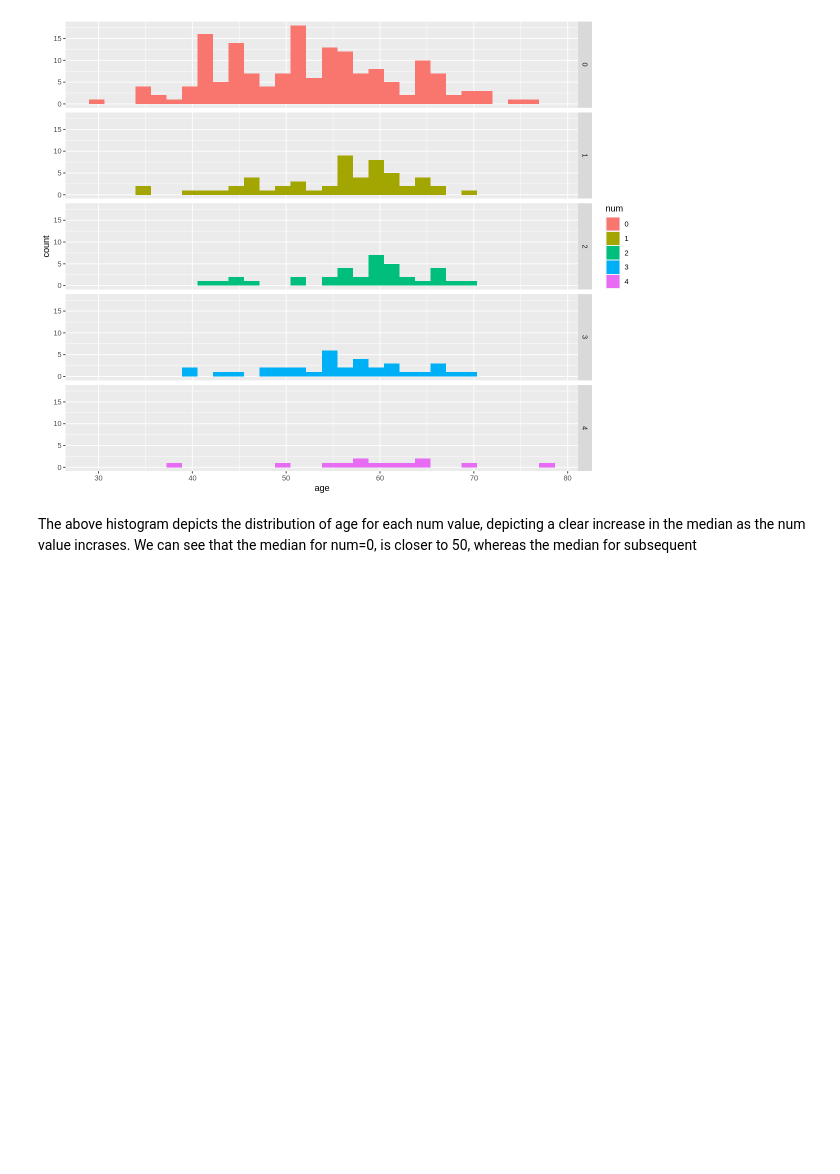
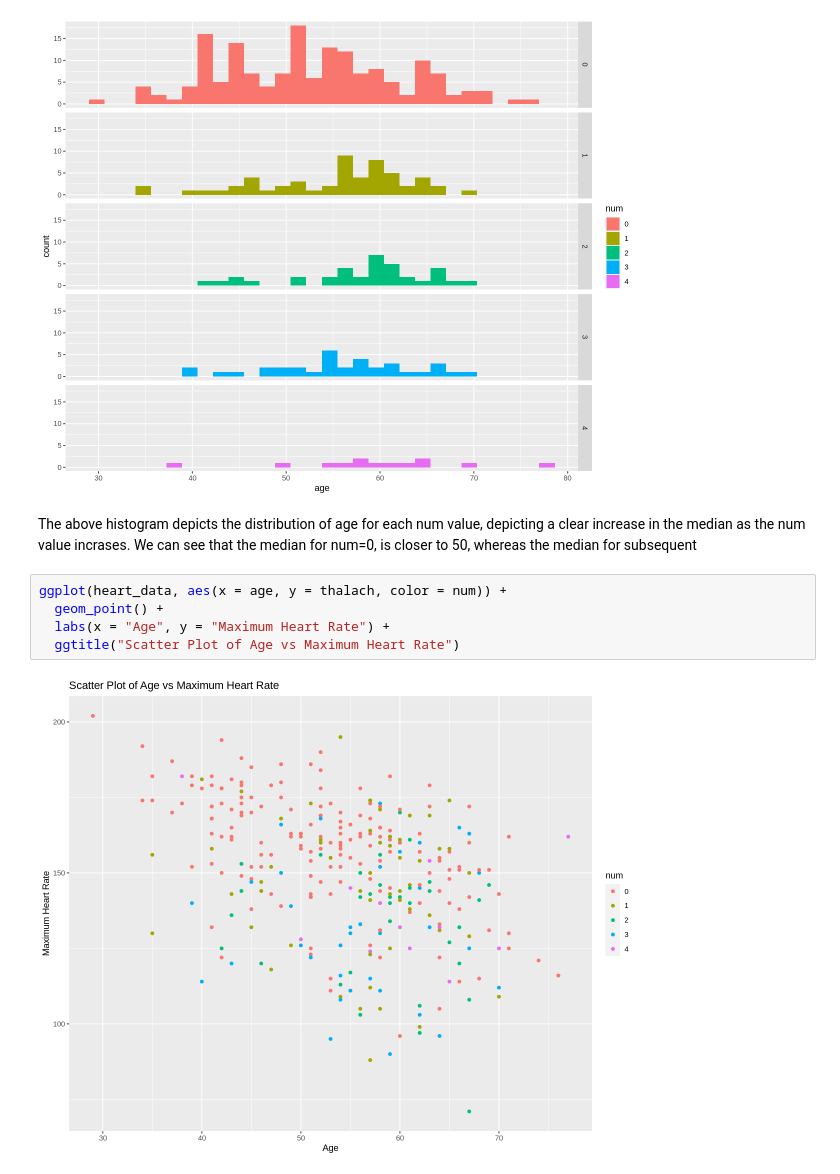
Before and after one commit to Dedoria/project_006_19, a Jupyter notebook: project_proposal.ipynb, the cells around one changed output. Drawn from its saved outputs; the diff is of its cells as text; blank space fills up the shorter version.

```diff
--- a/project_proposal.ipynb
+++ b/project_proposal.ipynb
@@ -93,3 +114,10 @@ age_hist
 [figure]
 # %% [markdown]
 The above histogram depicts the distribution of age for each num value, depicting a clear increase in the median as the num value incrases. We can see that the median for num=0, is closer to 50, whereas the median for subsequent
+# %%
+ggplot(heart_data, aes(x = age, y = thalach, color = num)) +
+  geom_point() +
+  labs(x = "Age", y = "Maximum Heart Rate") +
+  ggtitle("Scatter Plot of Age vs Maximum Heart Rate")
+# %% [output]
+[figure, added]
```
Also changed, not shown: parts of 5 cells of this notebook.
